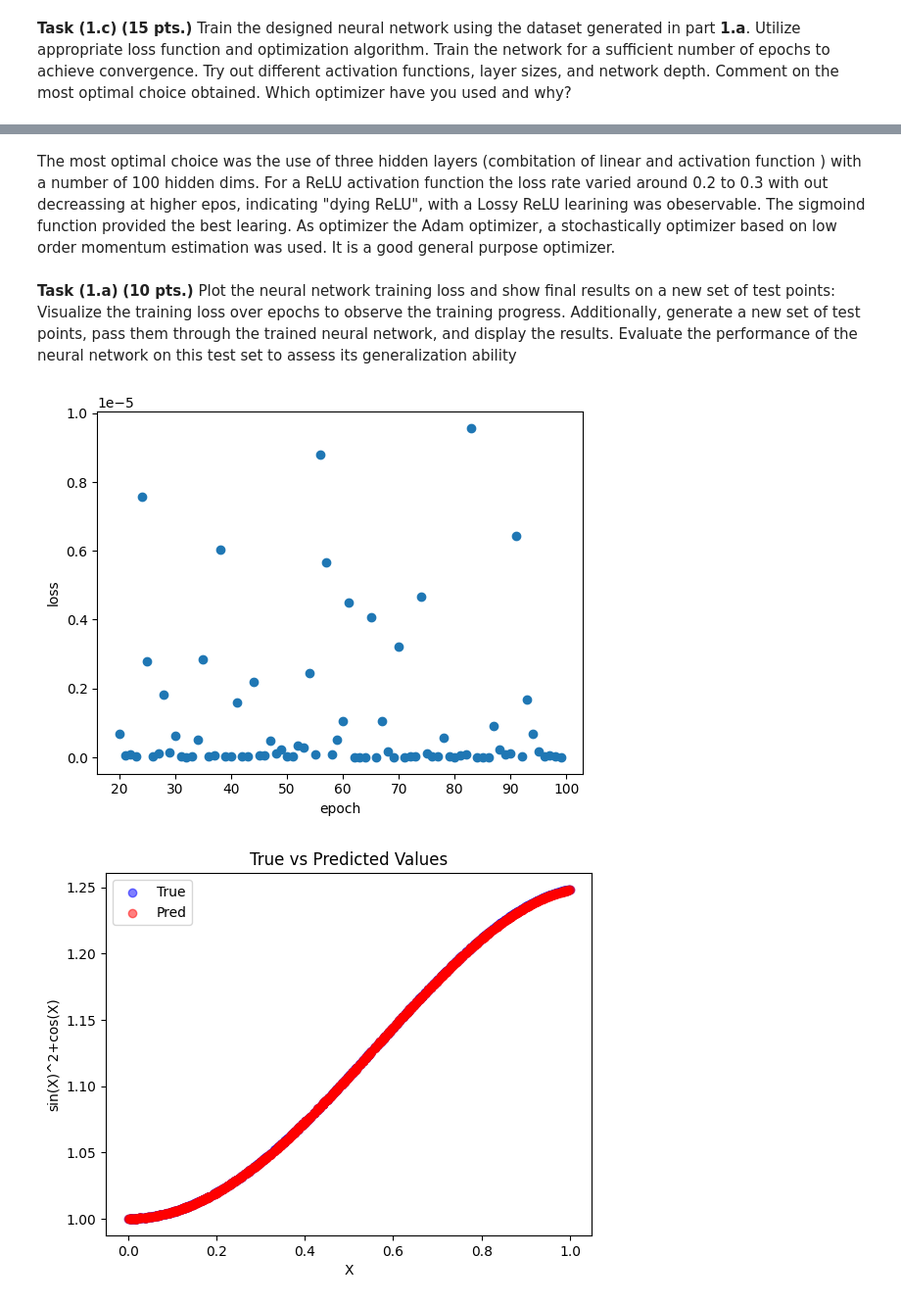
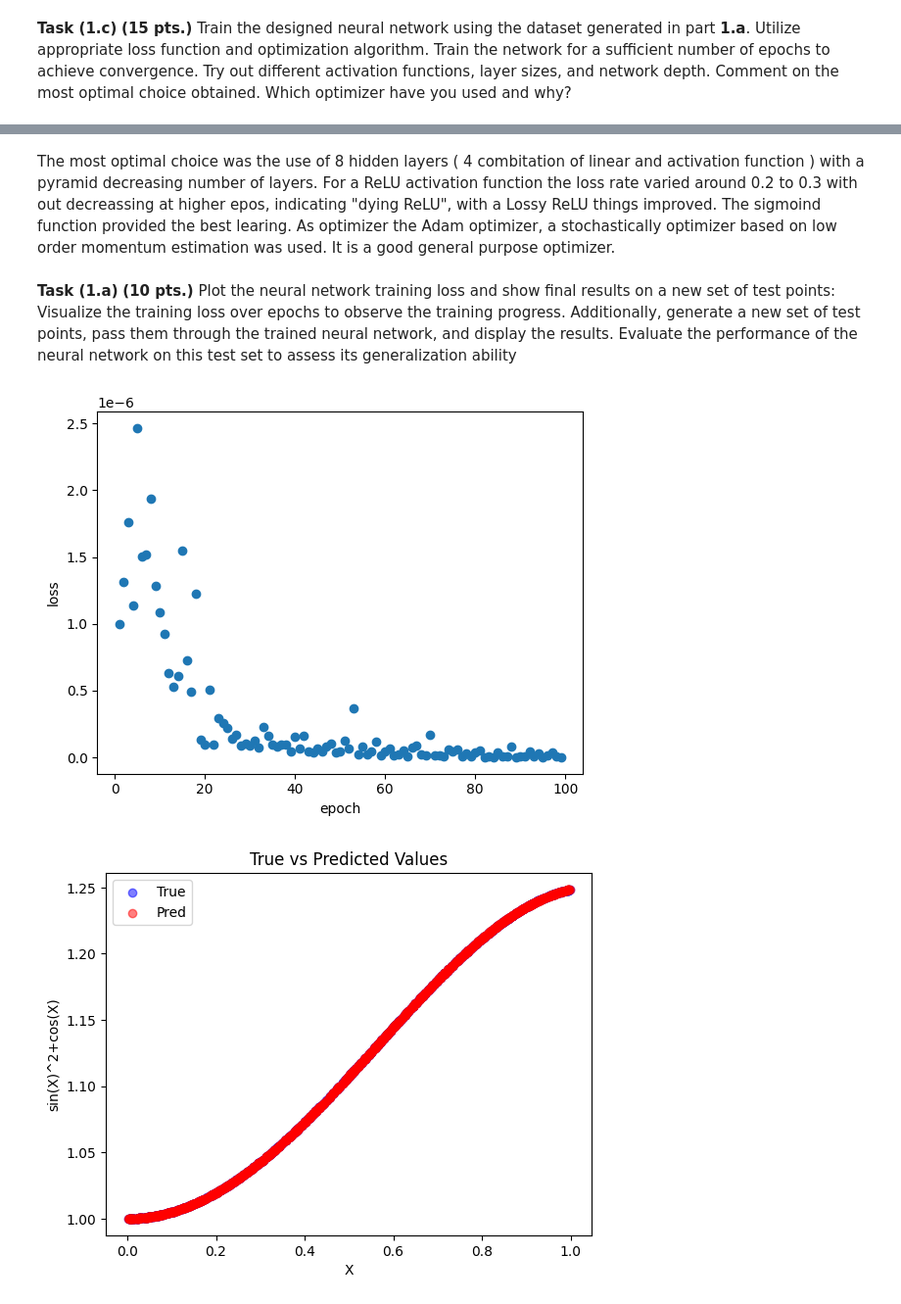
Before and after one commit to BenediktAuer/ML_SS24, a Jupyter notebook: Exercise2/sheet-2.ipynb, the cells around one changed output, grey strips where cells are left out. Shown at 98% size. Drawn from its saved outputs; the diff is of its cells as text; code cells hidden in the pictures.

```diff
--- a/Exercise2/sheet-2.ipynb
+++ b/Exercise2/sheet-2.ipynb
@@ -235,7 +235,7 @@ from torch.utils.data import DataLoader
 # Parameters
 num_epochs = 100
 batch_size = 32
-learning_rate = 0.01
+learning_rate = 0.001
 lossHist = np.zeros(num_epochs)
 X = torch.rand(100000)
 
@@ -244,7 +244,7 @@ dataset = CustomDataset(X)
 dataloader = DataLoader(dataset, batch_size=batch_size, shuffle=True)
 
 # Initialize model, loss function, and optimizer
-model = NeuralNetwork(1, 1, [100,100,100],bias=False,activation=nn.Sigmoid)
+model = NeuralNetwork(1, 1, [32,16,8,4],bias=False,activation=nn.Sigmoid)
 
 # TODO: choose loss and optimizer based on what you have learned in the lecture
 criterion = nn.MSELoss()
@@ -286,5 +286,5 @@ Epoch [100/100], Loss: 0.00000001
 # %% [markdown]
-The most optimal choice was the use of three hidden  layers (combitation of linear and activation function ) with a number of 100 hidden dims. For a ReLU activation function the loss rate varied around 0.2 to 0.3 with out decreassing at higher epos, indicating "dying ReLU", with a Lossy ReLU learining was obeservable. The sigmoind function provided the best learing. As optimizer the Adam optimizer, a stochastically optimizer based  on  low order momentum estimation  was used. It is a good general purpose optimizer.
+The most optimal choice was the use of 8 hidden  layers ( 4 combitation of linear and activation function ) with a pyramid decreasing number of layers. For a ReLU activation function the loss rate varied around 0.2 to 0.3 with out decreassing at higher epos, indicating "dying ReLU", with a Lossy ReLU things improved. The sigmoind function provided the best learing. As optimizer the Adam optimizer, a stochastically optimizer based  on  low order momentum estimation  was used. It is a good general purpose optimizer.
 # %% [markdown]
 **Task (1.a)** **(10 pts.)**
 Plot the neural network training loss and show final results on a new set of test points:
@@ -294,7 +294,7 @@ import matplotlib.pyplot as plt
 
 # Part 1: Plot training loss
 
-plt.scatter(range(num_epochs)[20:], lossHist[20:])
+plt.scatter(range(num_epochs)[1:], lossHist[1:])
 plt.xlabel("epoch")
 plt.ylabel("loss")
 plt.show()
@@ -303,32 +303,32 @@ size=1000
 X_test = np.zeros(size)
 y_test = np.zeros(size)
 y_pred = np.zeros(size)
 test_loss = np.zeros(size)
 testSet=  CustomDataset(torch.rand(size))
 testLoader = DataLoader(testSet,shuffle=False)
 model.eval()
 with torch.no_grad():
     for i, (inputs,targets) in enumerate(testLoader):
         X_test[i] = inputs[0]
         y_test[i] = targets[0]
         y_pred[i] = model(inputs)[0]
         test_loss[i] = criterion(model(inputs),targets).item()
 # Test the model
 
 # ----------------
 # Your code here
 # ----------------
 
 # Plot results
 plt.scatter(X_test, y_test, label='True', color='blue', alpha=0.5)
 plt.scatter(X_test, y_pred, label='Pred', color='red', alpha=0.5)
 
 plt.xlabel('X')
 plt.ylabel('sin(X)^2+cos(X)')
 plt.title('True vs Predicted Values')
 plt.legend()
 plt.show()
 print(f"Mean loss: {np.mean(test_loss)}")
 # %% [output]
-[figure, old version]
+[figure, new version]
-[figure, old version]
+[figure, new version]
```
Also changed, not shown: parts of 2 cells of this notebook.
